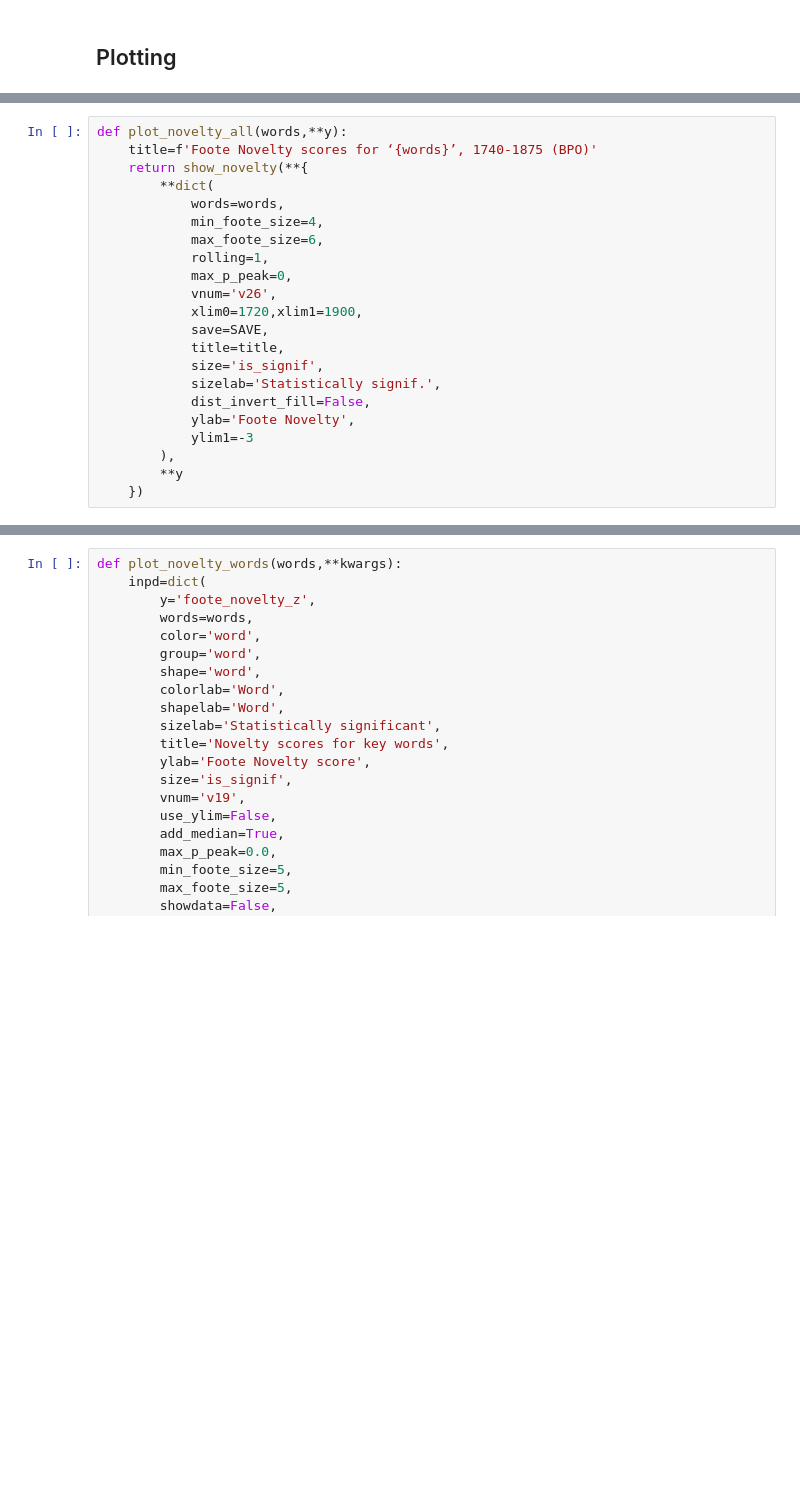
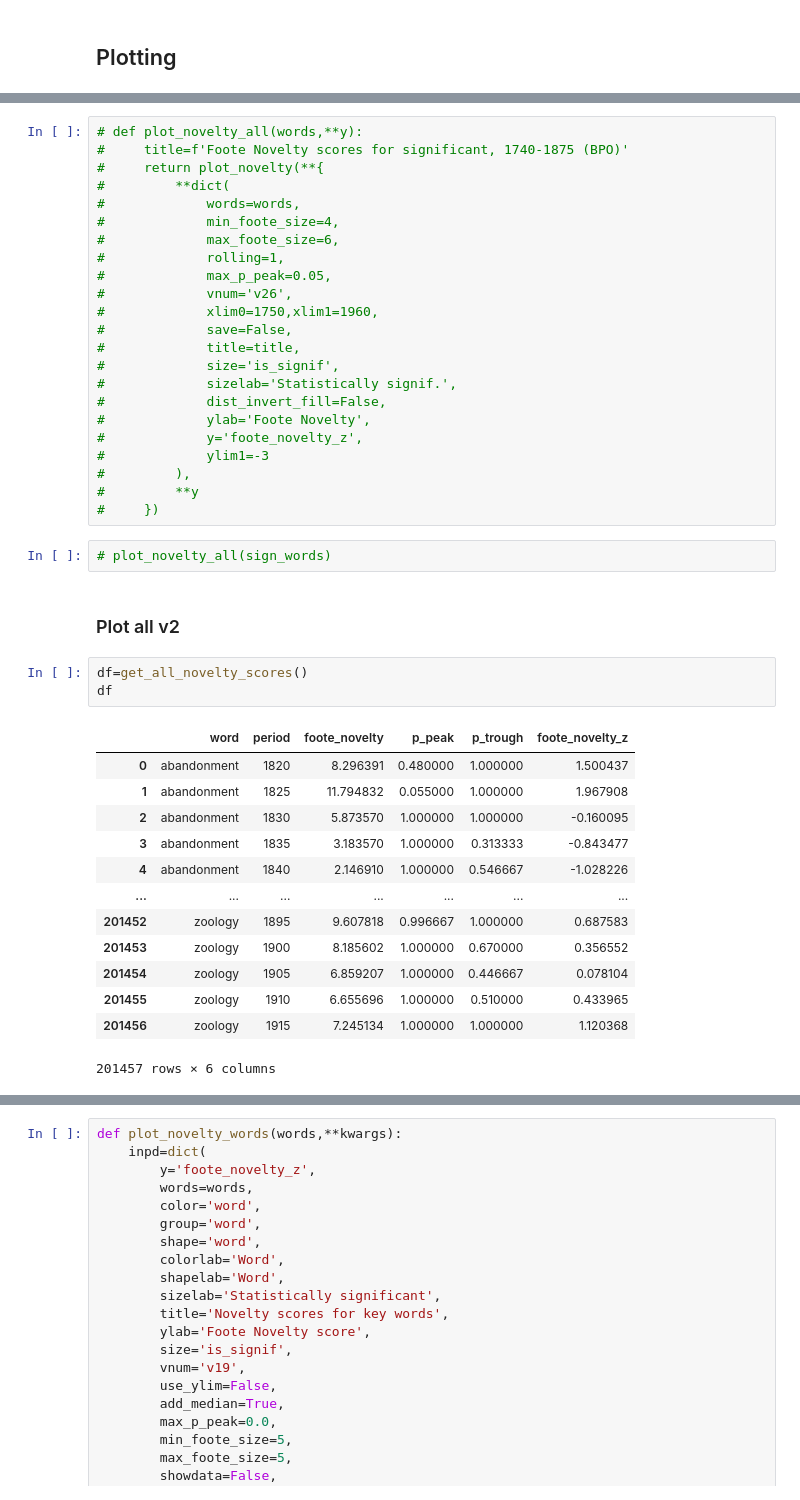
Before and after one commit to quadrismegistus/koselleck, a Jupyter notebook: koselleck/novelty/novelty.ipynb, the cells around one changed output, grey strips where cells are left out. Cells and saved outputs as stored; diff of their text form; blank space fills up the shorter version.

```diff
--- a/koselleck/novelty/novelty.ipynb
+++ b/koselleck/novelty/novelty.ipynb
@@ -270,22 +352,44 @@ def plot_novelty(
 # %%
-def plot_novelty_all(words,**y):
-    title=f'Foote Novelty scores for ‘{words}’, 1740-1875 (BPO)'
-    return show_novelty(**{
-        **dict(
-            words=words,
-            min_foote_size=4,
-            max_foote_size=6,
-            rolling=1,
-            max_p_peak=0,
-            vnum='v26',
-            xlim0=1720,xlim1=1900,
-            save=SAVE,
-            title=title,
-            size='is_signif',
-            sizelab='Statistically signif.',
-            dist_invert_fill=False,
-            ylab='Foote Novelty',
-            ylim1=-3
-        ),
-        **y
-    })
+# def plot_novelty_all(words,**y):
+#     title=f'Foote Novelty scores for significant, 1740-1875 (BPO)'
+#     return plot_novelty(**{
+#         **dict(
+#             words=words,
+#             min_foote_size=4,
+#             max_foote_size=6,
+#             rolling=1,
+#             max_p_peak=0.05,
+#             vnum='v26',
+#             xlim0=1750,xlim1=1960,
+#             save=False,
+#             title=title,
+#             size='is_signif',
+#             sizelab='Statistically signif.',
+#             dist_invert_fill=False,
+#             ylab='Foote Novelty',
+#             y='foote_novelty_z',
+#             ylim1=-3
+#         ),
+#         **y
+#     })
+# %%
+# plot_novelty_all(sign_words)
+# %% [markdown]
+### Plot all v2
+# %%
+df=get_all_novelty_scores()
+df
+# %% [output]
+|  | word | period | foote_novelty | p_peak | p_trough | foote_novelty_z |
+| 0 | abandonment | 1820 | 8.296391 | 0.480000 | 1.000000 | 1.500437 |
+| 1 | abandonment | 1825 | 11.794832 | 0.055000 | 1.000000 | 1.967908 |
+| 2 | abandonment | 1830 | 5.873570 | 1.000000 | 1.000000 | -0.160095 |
+| 3 | abandonment | 1835 | 3.183570 | 1.000000 | 0.313333 | -0.843477 |
+| 4 | abandonment | 1840 | 2.146910 | 1.000000 | 0.546667 | -1.028226 |
+| ... | ... | ... | ... | ... | ... | ... |
+| 201452 | zoology | 1895 | 9.607818 | 0.996667 | 1.000000 | 0.687583 |
+| 201453 | zoology | 1900 | 8.185602 | 1.000000 | 0.670000 | 0.356552 |
+| 201454 | zoology | 1905 | 6.859207 | 1.000000 | 0.446667 | 0.078104 |
+| 201455 | zoology | 1910 | 6.655696 | 1.000000 | 0.510000 | 0.433965 |
+| 201456 | zoology | 1915 | 7.245134 | 1.000000 | 1.000000 | 1.120368 |
+201457 rows × 6 columns
```
Also changed, not shown: parts of 17 cells of this notebook, 3 other files.
